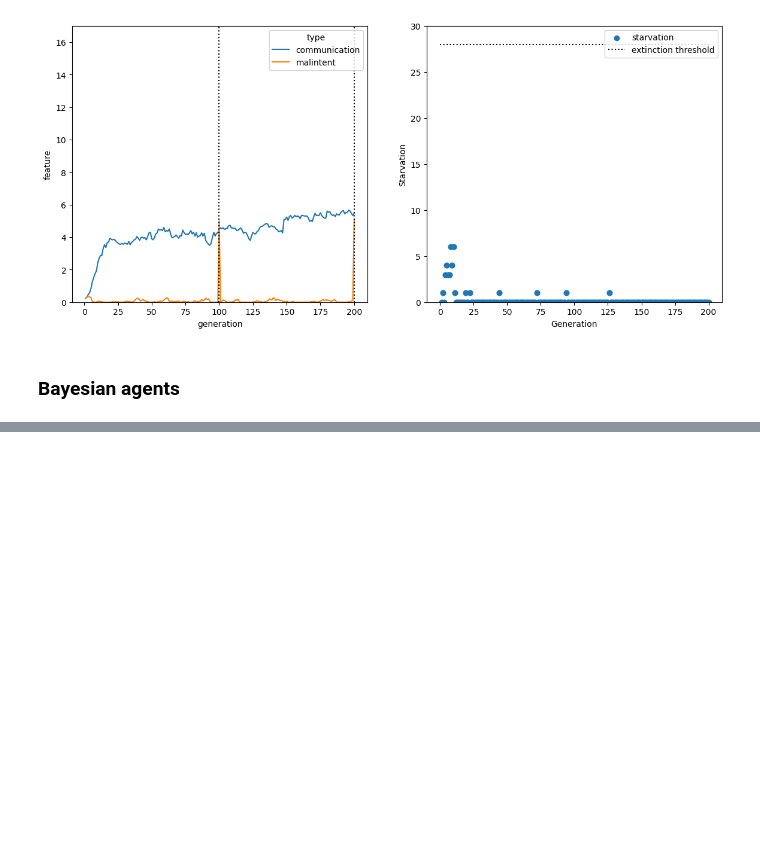
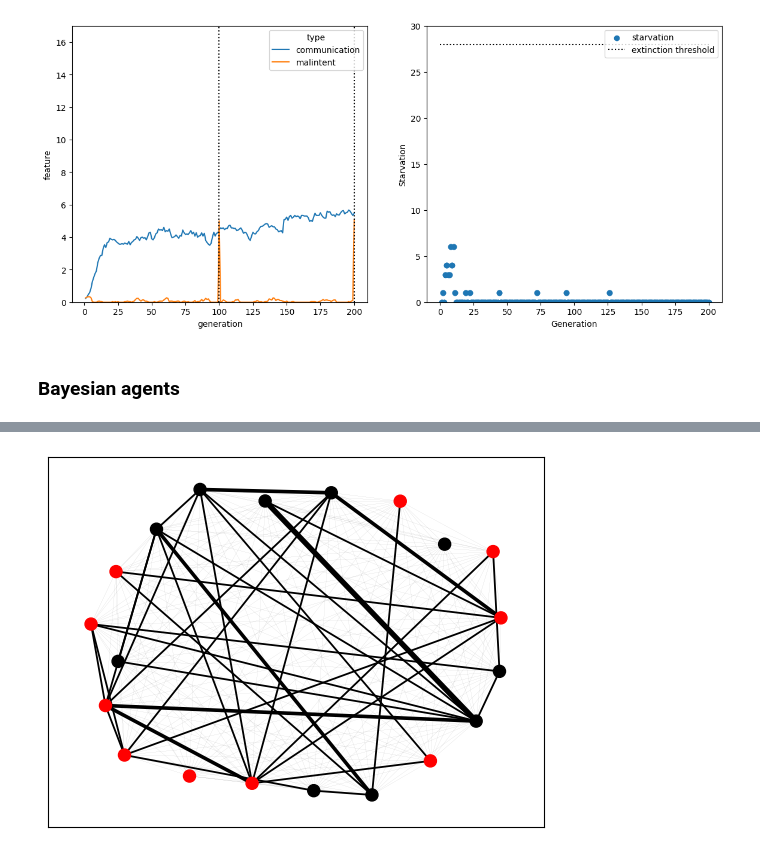
Before and after one commit to philipp-hellwig/evolution-cooperation, a Jupyter notebook: simulations/Intruders.ipynb, the cells around one changed output, grey strips where cells are left out. Drawn from its saved outputs; the diff is of its cells as text; code cells hidden in the pictures; blank space fills up the shorter version.

```diff
--- a/simulations/Intruders.ipynb
+++ b/simulations/Intruders.ipynb
@@ -154,3 +155,7 @@ plot_learned_distribution_matrix(final_gen, intruder=True)
+# %%
+plot_communication_network(final_gen[list(final_gen.keys())[-1]])
+# %% [output]
+[figure, added]
 # %%
 final_gen, sim_reputation, intruders = simulate_bayesian_agents(num_food_opportunities=100, num_generations=200, population_size=30, gossip=True, intruders=True, food_decay = 1.65)
 plot_simulation_stats(sim_reputation, starvation_plot=True, intruders=intruders)
```
Also changed, not shown: parts of 5 cells of this notebook, 2 other files.
